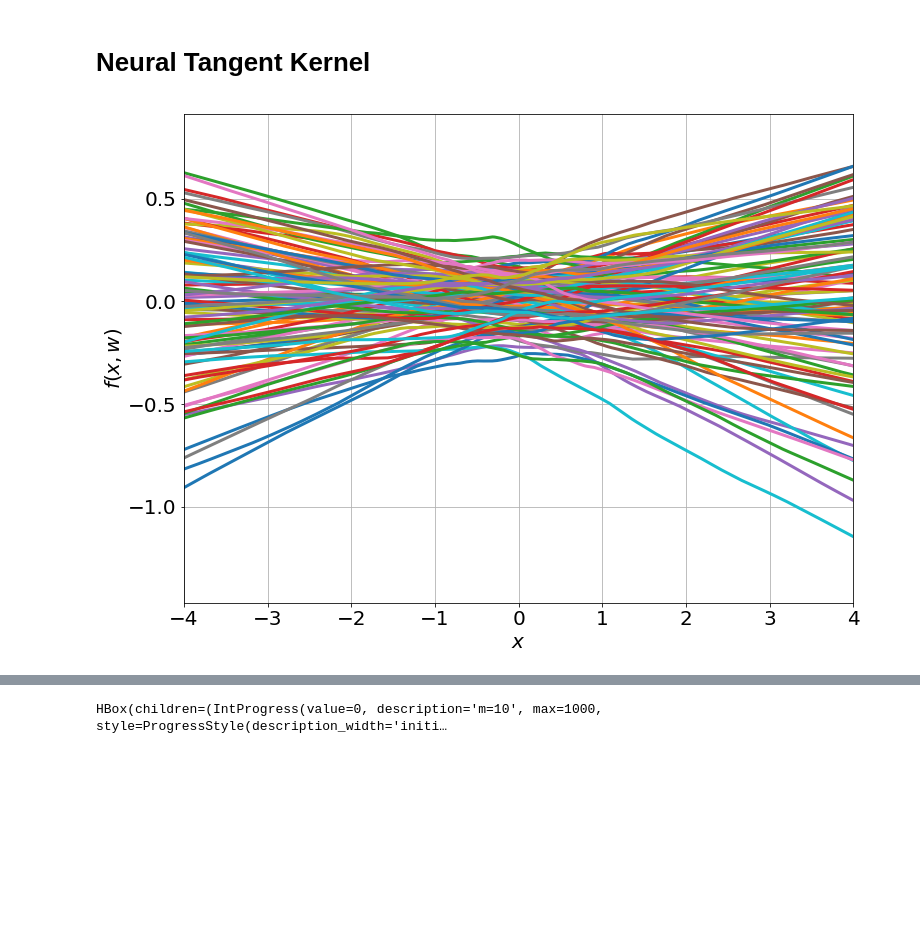
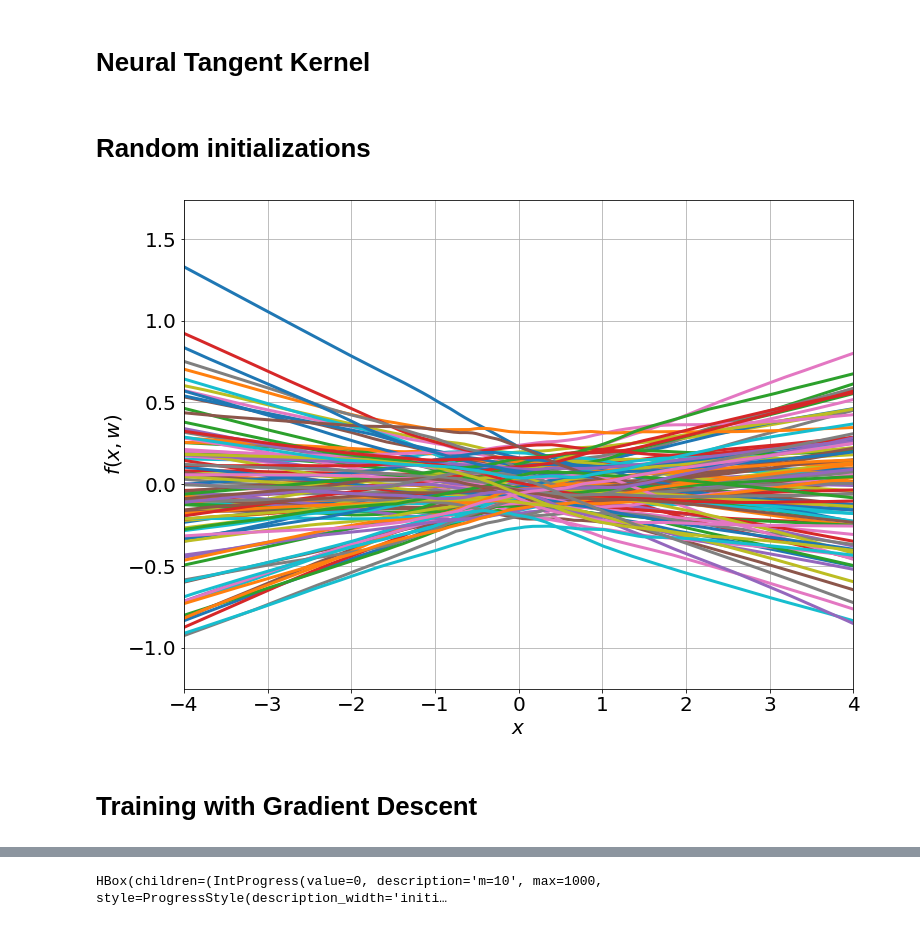
Before and after one commit to rajatvd/NTK, a Jupyter notebook: ntk.ipynb, the cells around one changed output, grey strips where cells are left out. Cells and saved outputs as stored; diff of their text form; code cells hidden in the pictures; blank space fills up the shorter version.

```diff
--- a/ntk.ipynb
+++ b/ntk.ipynb
@@ -11,5 +15,5 @@ from pylab import *
 rcParams['figure.figsize'] = 12,9
 rcParams['axes.grid'] = True
 rcParams['font.size'] = 20
-rcParams['lines.linewidth'] = 3w
+rcParams['lines.linewidth'] = 3
 DEFAULT_COLORS = rcParams['axes.prop_cycle'].by_key()['color']
@@ -38,21 +38,25 @@ from utils import ZeroOutput, Scale, gd, simple_net, ntk, linear_gd
 # %%
 x = torch.linspace(-5, 5, 5000).unsqueeze(1)
+# %% [markdown]
+# Random initializations
 # %%
 reset_colors()
 m = 100
 b = True
 count = 100
 for i in range(count):
     f = simple_net(width=m, bias=b, alpha=1, zero_output=False, hidden_layers=2)
     plot(x.detach(), f(x).detach())
 xlabel("$x$")
 ylabel("$f(x, w)$")
 # ylim(-4, 4)
 xlim(-4, 4)
-savefig("net_funcs.png", bbox_inches='tight')
+# savefig("net_funcs.png", bbox_inches='tight')
 show()
 # %% [output]
-[figure, old version]
+[figure, new version]
+# %% [markdown]
+# Training with Gradient Descent
 # %%
 # xin = torch.tensor([-1.0e-2, 1e-2]).unsqueeze(1)
 xin = torch.tensor([-3, 0.5]).unsqueeze(1)
```
Also changed, not shown: parts of 67 cells of this notebook, 2 other files.
